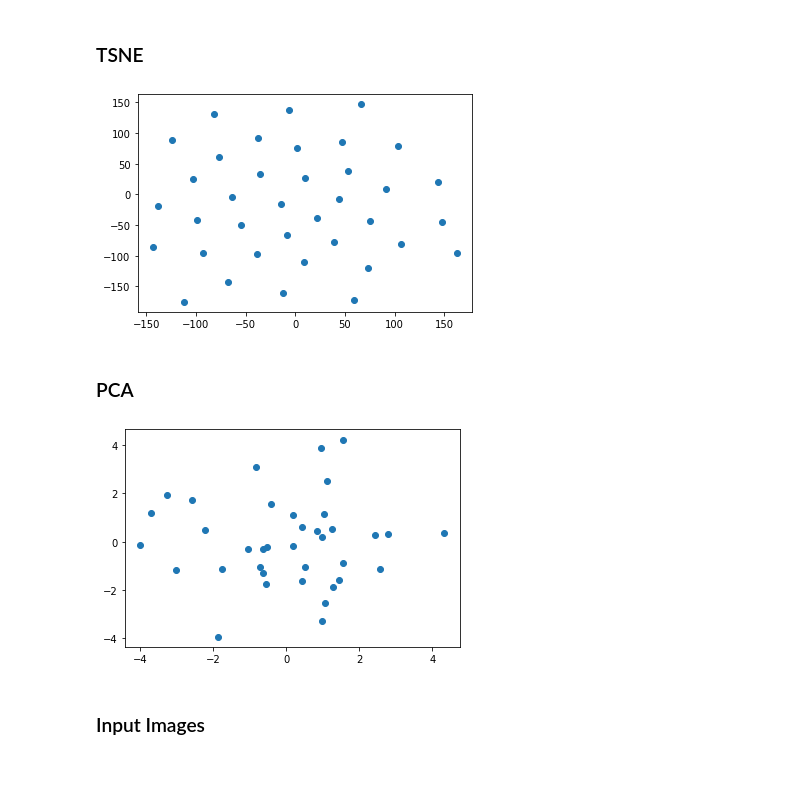
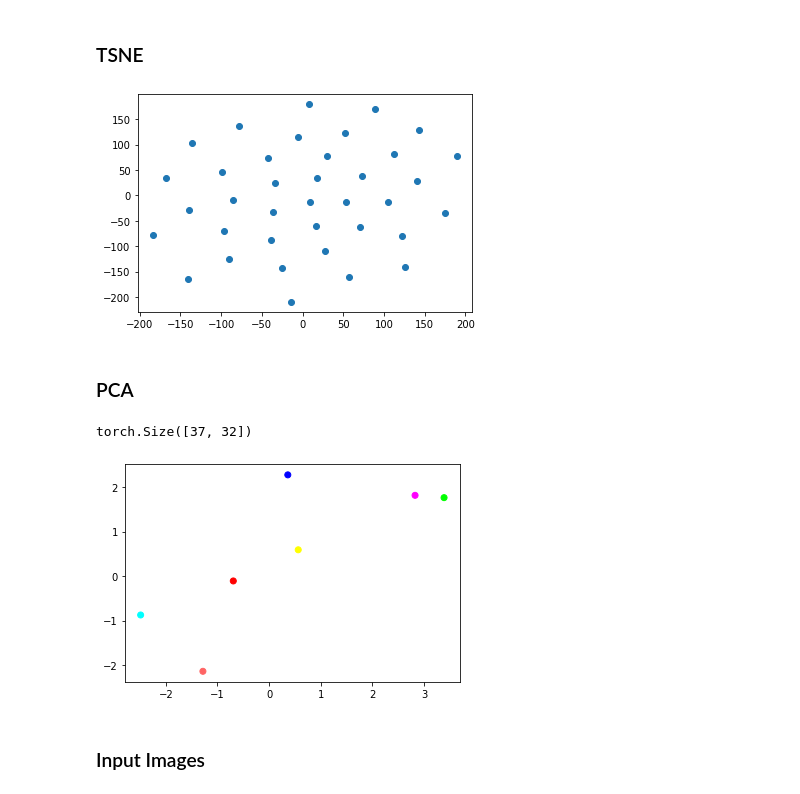
Before and after one commit to k4ntz/MOC, a Jupyter notebook: src/test_clustering_z_what.ipynb, the cells around one changed output. Cells and saved outputs as stored; diff of their text form; code cells hidden in the pictures.

```diff
--- a/src/test_clustering_z_what.ipynb
+++ b/src/test_clustering_z_what.ipynb
@@ -44,8 +44,8 @@ def get_config():
     args = parser.parse_args('')
 
     args.task = "eval"
-    args.config_file = "configs/atari_joint.yaml"
-    args.opts = ['resume', True, 'resume_ckpt', '../pretrained/atari_joint.pth', 'device', 'cpu']
+    args.config_file = "configs/atari_spaceinvaders.yaml"
+    args.opts = ['resume', True, 'resume_ckpt', '../pretrained/atari_spaceinvaders.pth', 'device', 'cpu']
 
     if args.config_file:
         cfg.merge_from_file(args.config_file)
@@ -140,0 +144,10 @@ boxes_batch = convert_to_boxes(z_where, z_pres, z_pres_prob)
+# %%
+from eval.ap import show_image
+from torchvision.utils import draw_bounding_boxes
+image = (imgs[0] * 255).round().to(torch.uint8)
+colors = [(255, 0, 0), (0, 255, 0), (0, 0, 255), (255, 255, 0), (255, 0, 255),
+          (0, 255, 255), (255, 100, 100), (100, 100, 100), (100, 100, 255), (100, 200, 100)] * 10
+bb = (boxes_batch[0][:,:-1] * 128).round()
+bb[:,[0, 1, 2, 3]] = bb[:,[2, 0, 3, 1]] # swapping xmin <-> ymax ... etc
+image = draw_bounding_boxes(image, torch.tensor(bb)[30:40], colors=colors)
+show_image(image)
@@ -148,19 +163,22 @@ fig, ax = plt.subplots(1, 1)
 ax.scatter(z_what_pres_emb[:, 0], z_what_pres_emb[:, 1])
 plt.show()
 # %% [output]
-[figure, old version]
+[figure, new version]
 # %% [markdown]
 ### PCA
 # %%
 from sklearn.decomposition import PCA
 pca = PCA(n_components=2)
+print(z_what_pres.shape)
 z_what_pres_emb = pca.fit_transform(z_what_pres.detach().cpu().numpy())
+# %% [output]
+torch.Size([37, 32])
 # %%
 fig, ax = plt.subplots(1, 1)
-ax.scatter(z_what_pres_emb[:, 0], z_what_pres_emb[:, 1])
+ax.scatter(z_what_pres_emb[:, 0][30:40], z_what_pres_emb[:, 1][30:40], c=np.array(colors[:7])/255)
 plt.show()
 # %% [output]
-[figure, old version]
+[figure, new version]
 # %% [markdown]
 ### Input Images
 # %%
```
Also changed, not shown: parts of 4 cells of this notebook, 10 other files.
